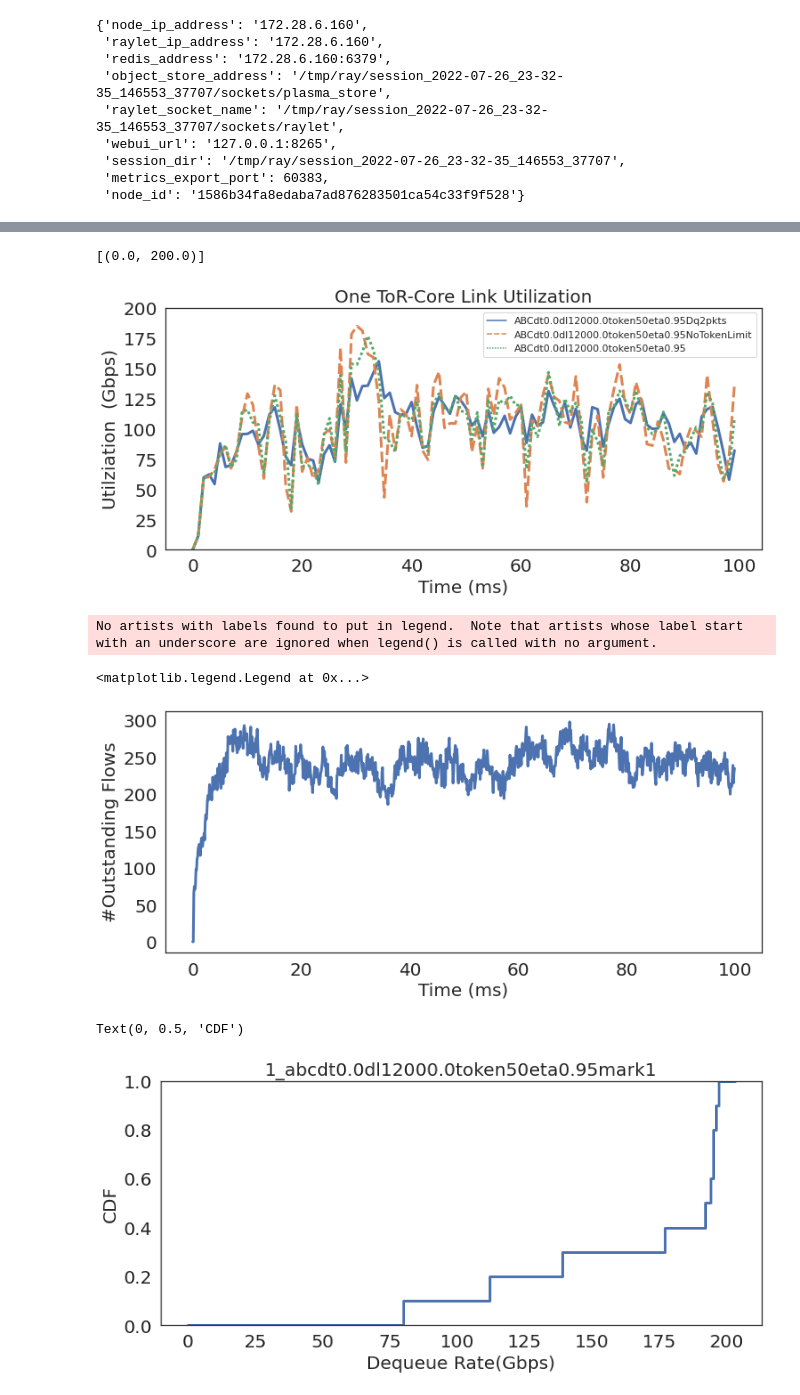
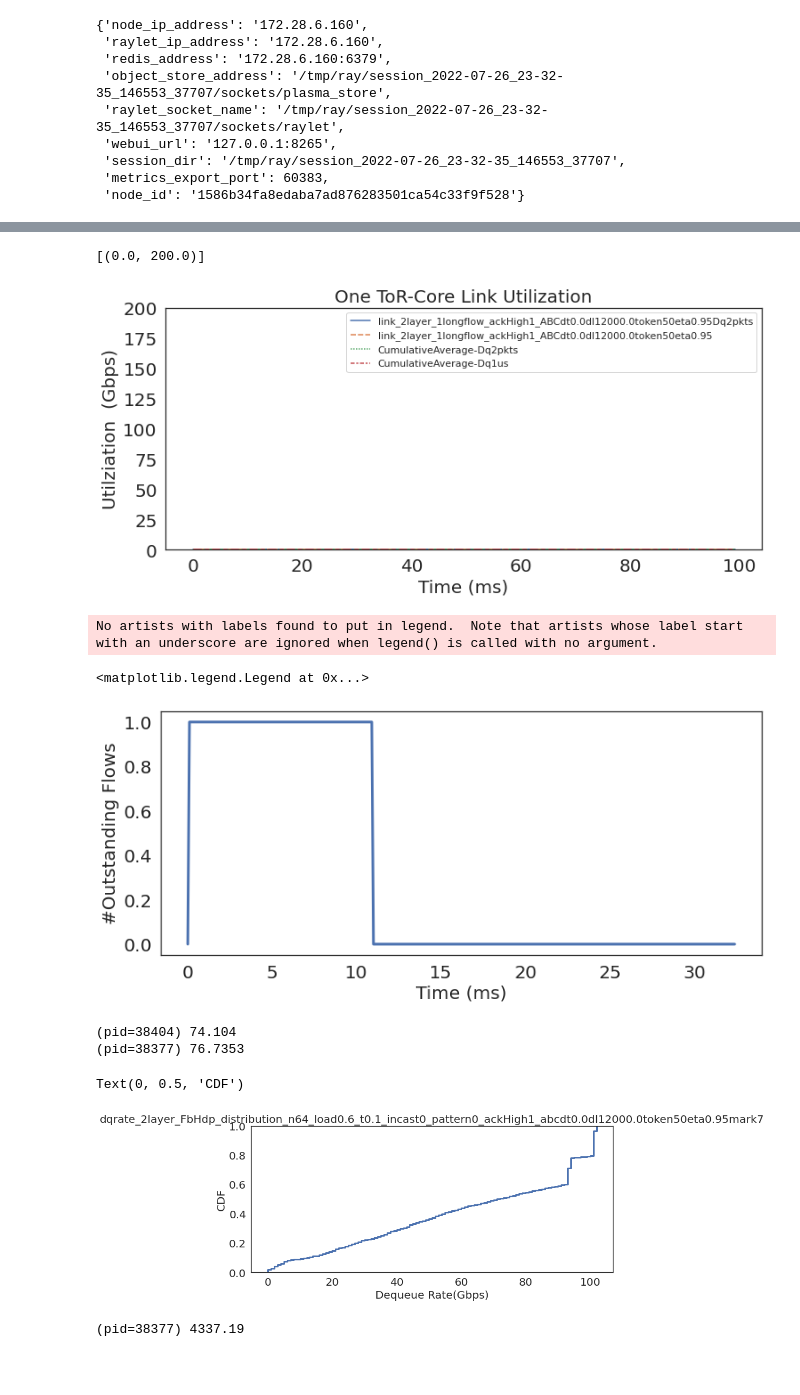
Before and after one commit to cxyzhao/High-Precision-Congestion-Control, a Jupyter notebook: cc_exp_ctrl.ipynb, the cells around one changed output, grey strips where cells are left out. Saved outputs shown, nothing was run; the diff lists cells and outputs as text; code cells hidden in the pictures; blank space fills up the shorter version.

Commit message:
Debug SwitchNotifyQueue

```diff
--- a/cc_exp_ctrl.ipynb
+++ b/cc_exp_ctrl.ipynb
@@ -361,15 +392,17 @@ def get_avg_qlen(df):
 
 qlen_dir = "/home/cxyzhao/High-Precision-Congestion-Control/simulation/mix/"
 
-prefix = "qlen_2layer_FbHdp_distribution_n64_load0.6_t0.1_incast0_pattern0_ackHigh1_"
+
+prefix = "qlen_" + common_prefix + "_"
 qlen_name_lst = []
 for cc in configlst_to_namelst(cc_config_lst):
     qlen_name_lst.append(prefix+cc)
 
 df =pd.DataFrame()
+name_start_pos = 0
 for qlen_name in qlen_name_lst:
     qlen_file = qlen_dir + qlen_name + ".txt"
-    cc_name  = qlen_name[74:]
+    cc_name  = qlen_name[name_start_pos:]
     port_to_qlenDist = {}
     with open(qlen_file) as f:
         lines =f.readlines()
@@ -384,7 +417,7 @@ for qlen_name in qlen_name_lst:
                     port_to_qlenDist[name] = []
                 port_to_qlenDist[name].append(lst[2:])
 
-    avg_qlen = get_avg_qlen(pd.DataFrame(port_to_qlenDist["switch64port20"]).T)
+    avg_qlen = get_avg_qlen(pd.DataFrame(port_to_qlenDist["switch64port2"]).T)
     avg_qlen.columns = [cc_name]
     df = pd.concat([df, avg_qlen])
 
@@ -422,8 +455,7 @@ def tranfer_name(cc_name):
 link_dir = "/home/cxyzhao/High-Precision-Congestion-Control/simulation/mix/"
 
 
-
-prefix = "link_2layer_FbHdp_distribution_n64_load0.6_t0.1_incast0_pattern0_ackHigh1_"
+prefix = "link_" + common_prefix + "_"
 link_name_lst = []
 for cc in configlst_to_namelst(cc_config_lst):
     link_name_lst.append(prefix+cc)
@@ -431,7 +463,7 @@ for cc in configlst_to_namelst(cc_config_lst):
 df =pd.DataFrame()
 for link_name in link_name_lst:
     link_file = link_dir + link_name + ".txt"
-    cc_name  = link_name[74:]
+    cc_name  = link_name[:]
     port_to_linkutil_series = {}
     with open(link_file) as f:
         lines =f.readlines()
@@ -448,15 +480,16 @@ for link_name in link_name_lst:
 
 
     cc_name  = tranfer_name(cc_name)
-    df = pd.concat([df, pd.DataFrame(port_to_linkutil_series["switch64port24"], columns=[cc_name]) ], axis=1)
+    df = pd.concat([df, pd.DataFrame(port_to_linkutil_series["switch64port20"], columns=[cc_name]) ], axis=1)
 
 
 
 
-#accu_avg = df.expanding().mean()
+accu_avg = df.expanding().mean()
 #accu_avg.columns = ["CumulativeAverage-Vanilla", "CumulativeAverage-PW", "CumulativeAverage-WRED", "CumulativeAverage-HPCC"]
-#df = pd.concat([df, accu_avg])
-# df = df.expanding().mean()
+accu_avg.columns = ["CumulativeAverage-Dq2pkts", "CumulativeAverage-Dq1us"]
+df = pd.concat([df, accu_avg])
+
 
 sns.set(rc={'figure.figsize':(12,5)})
 sns.set_style('white')
@@ -479,7 +512,7 @@ g.set(ylim=(0, 200))
 #plt.legend([],[], frameon=False)
 # %% [output]
 [(0.0, 200.0)]
-[figure, old version]
+[figure, new version]
 # %%
 import pandas as pd
 import seaborn as sns
@@ -492,7 +525,7 @@ def tranfer_name(cc_name):
 
 file_dir = "/home/cxyzhao/High-Precision-Congestion-Control/simulation/mix/"
 
-prefix = "outflow_2layer_FbHdp_distribution_n64_load0.6_t0.1_incast0_pattern0_ackHigh1_"
+prefix = "outflow_" + common_prefix + "_"
 file_name_lst = []
 for cc in configlst_to_namelst(cc_config_lst):
     file_name_lst.append(prefix+cc)
@@ -550,7 +583,9 @@ plt.legend([],[], frameon=False)
 # %% [output]
 No artists with labels found to put in legend.  Note that artists whose label start with an underscore are ignored when legend() is called with no argument.
 <matplotlib.legend.Legend at 0x...>
-[figure, old version]
+[figure, new version]
+(pid=38404) 74.104
+(pid=38377) 76.7353
 # %%
 #For dqrate
 import pandas as pd
@@ -560,7 +595,9 @@ import numpy as np
 
 dqrate_dir = "/home/cxyzhao/High-Precision-Congestion-Control/simulation/mix/"
 
-prefix = "dqrate_2layer_FbHdp_distribution_n64_load0.6_t0.1_incast0_pattern0_ackHigh1_"
+#prefix = "dqrate_2layer_FbHdp_distribution_n64_load0.6_t0.1_incast0_pattern0_ackHigh1_"
+prefix = "dqrate_" + common_prefix + "_"
+
 cc_config_lst = []
 for cc in ["abc"]:
     for abc_eta in [0.95]:
@@ -568,7 +605,7 @@ for cc in ["abc"]:
             for abc_delta in [12000]:
                 for abc_dqinterval in [1000]:
                     for abc_tokenminbound in [1]:
-                        for abc_markmode in [1]:
+                        for abc_markmode in [7]:
                             cc_config = copy.deepcopy(cc_config_template)
                             cc_config['cc']  = cc
                             cc_config['abc_eta'] = abc_eta
@@ -586,7 +623,7 @@ for cc in configlst_to_namelst(cc_config_lst):
 df =pd.DataFrame()
 for dqrate_name in dqrate_name_lst:
     dqrate_file = dqrate_dir + dqrate_name + ".txt"
-    cc_name  = dqrate_name[74:]
+    cc_name  = dqrate_name[:]
     port_to_dqrateDist = {}
     with open(dqrate_file) as f:
         lines =f.readlines()
@@ -600,35 +637,39 @@ for dqrate_name in dqrate_name_lst:
                 if name not in port_to_dqrateDist.keys():
                     port_to_dqrateDist[name] = []
                 port_to_dqrateDist[name].append(lst[3:])
-
-    dqrate = pd.DataFrame(port_to_dqrateDist["switch66port20queue3"]).T
-    dqrate = pd.DataFrame(dqrate[30])
+#                 if (len(lst[3:]) > 1000):
+#                     print(name, len(lst[3:]), line)
+    #dqrate = pd.DataFrame(port_to_dqrateDist["switch64port20queue3"]).T
+    #dqrate = pd.DataFrame(dqrate[30])
+    dqrate = pd.DataFrame(pd.DataFrame(port_to_dqrateDist["switch64port10queue0"]).T.sum(axis=1))
     dqrate.columns = [cc_name]
     df = pd.concat([df, dqrate])
 
 # #     avg_qlen = get_avg_qlen(pd.DataFrame(port_to_qlenDist["switch64port20queue3"]).T)
 # #     avg_qlen.columns = [cc_name]
 # #     df = pd.concat([df, avg_qlen])
 
 sns.set(rc={'figure.figsize':(12,5)})
 sns.set_style('white')
 
 #g.set_yticks([5000 * (i+1) for i in range(8)])
 
 #g.set_yticklabels(g.get_yticks(), size=20)
 plt.yticks(fontsize=20)
 plt.xticks(fontsize=20)
 
 
 #g = sns.ecdfplot(data=df, linewidth=3, x=df.index)
 g = sns.ecdfplot(data=df, linewidth=3, x=df.index, weights=cc_name)
 #g = sns.lineplot(data=df, linewidth=3)
 
 g.set_title(cc_name, fontsize = 20)
 g.set_xlabel("Dequeue Rate(Gbps)", fontsize = 20)
 g.set_ylabel("CDF", fontsize = 20)
+# g.set(xlim=(0, 205))
 # plt.legend(bbox_to_anchor=(1.05, 1), loc=2, borderaxespad=0.)
 # plt.legend([],[], frameon=False)
 # %% [output]
 Text(0, 0.5, 'CDF')
-[figure, old version]
+[figure, new version]
+(pid=38377) 4337.19
```
Also changed, not shown: parts of 7 cells of this notebook, 3 other files.
